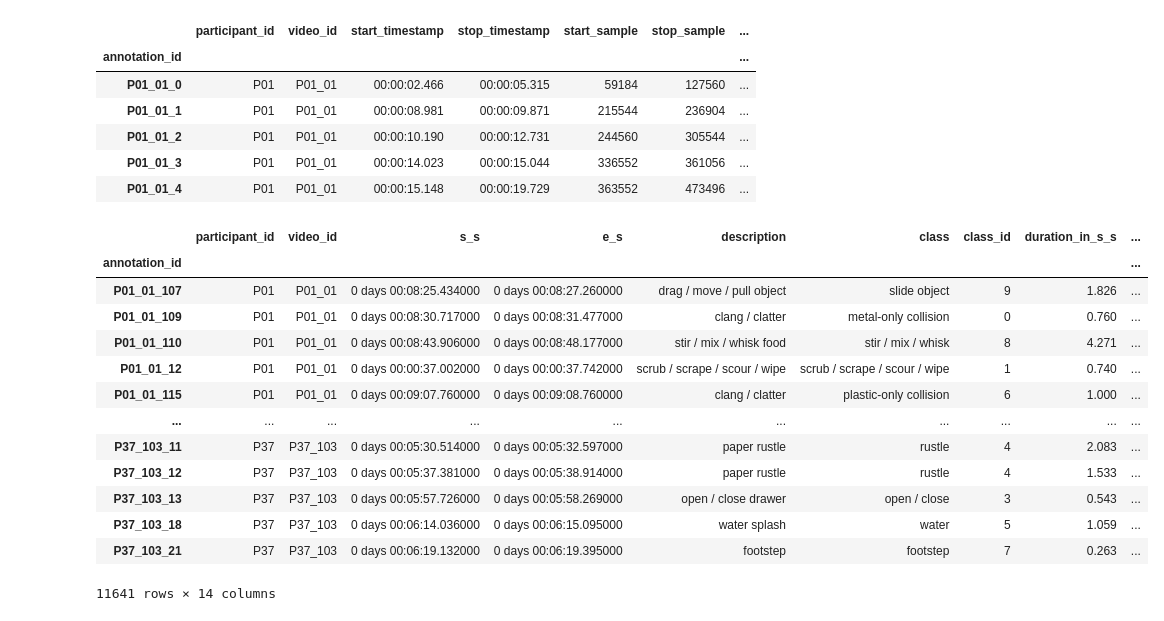
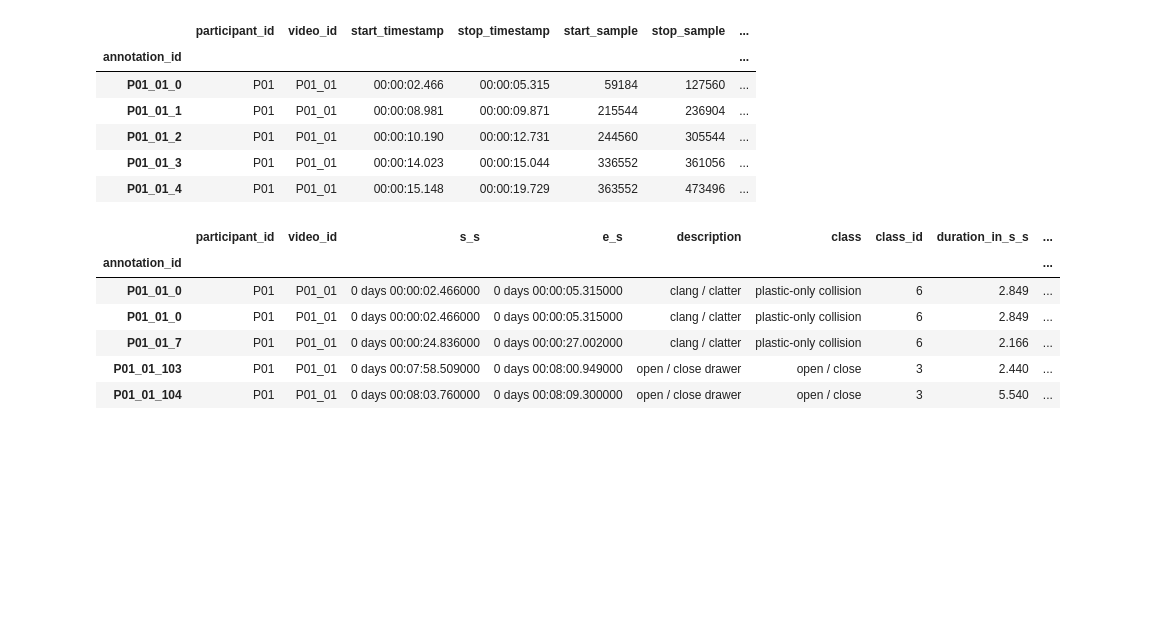
Before and after one commit to ClementSicard/auditory-slow-fast, a Jupyter notebook: notebooks/data-curation-2.ipynb, the cells around one changed output. Saved outputs shown, nothing was run; the diff lists cells and outputs as text; code cells hidden in the pictures; blank space fills up the shorter version.

```diff
--- a/notebooks/data-curation-2.ipynb
+++ b/notebooks/data-curation-2.ipynb
@@ -168,17 +188,21 @@ def count_overlaps(ek: pd.DataFrame, es: pd.DataFrame, output: str):
 
     return overlaps
 # %%
-os.makedirs("../res/dataset/overlaps", exist_ok=True)
-if not os.path.exists("../res/dataset/overlaps/ek_es_train.csv"):
-    train_overlaps = count_overlaps(ek_train_df, es_train_df, "ek_es_train.csv")
+overlaps_dir = "../res/dataset/overlaps"
+train_name = "ek_es_train.csv"
+val_name = "ek_es_val.csv"
+
+os.makedirs(overlaps_dir, exist_ok=True)
+if not os.path.exists(f"{overlaps_dir}/{train_name}"):
+    train_overlaps = count_overlaps(ek_train_df, es_train_df, train_name)
 else:
-    train_overlaps = pd.read_csv("../res/dataset/overlaps/ek_es_train.csv", index_col=0)
+    train_overlaps = pd.read_csv(f"{overlaps_dir}/{train_name}", index_col=0)
 
 
-if not os.path.exists("../res/dataset/overlaps/ek_es_val.csv"):
-    val_overlaps = count_overlaps(ek_val_df, es_val_df, "ek_es_val.csv")
+if not os.path.exists(f"{overlaps_dir}/{val_name}"):
+    val_overlaps = count_overlaps(ek_val_df, es_val_df, val_name)
 else:
-    val_overlaps = pd.read_csv("../res/dataset/overlaps/ek_es_val.csv", index_col=0)
+    val_overlaps = pd.read_csv(f"{overlaps_dir}/{val_name}", index_col=0)
 # %%
 plot_overlaps(train_overlaps, "train")
 plot_overlaps(val_overlaps, "validation")
@@ -258,11 +282,11 @@ def plot_frequent_verbs(
         marker_color="blue" if split == "train" else "green",
     )
     fig.update_layout(font_family="CMU Serif")
-    fig.write_image(f"../res/dataset/overlaps/ek_es_{split}_{top_n if not all_verbs else 'all'}_{n_overlaps}_overlaps_frequent_verbs.png", scale=2.0)
+    fig.write_image(f"../res/dataset/overlaps/ek_es_{split}_{top_n if not all_verbs else 'all'}_{n_overlaps}_overlaps_frequent_verbs.png", scale=3.0)
     fig.write_image(f"../res/dataset/overlaps/pdf/ek_es_{split}_{top_n if not all_verbs else 'all'}_{n_overlaps}_overlaps_frequent_verbs.pdf")
 
-
-for n, n_overlaps in product([10, 30, 40], [0, 1, 2, 3]):
+combinations = list(product([10, 30, 40], [0, 1, 2, 3]))
+for n, n_overlaps in tqdm(combinations):
     plot_frequent_verbs(train_overlaps, verbs_df, split="train", top_n=n, n_overlaps=n_overlaps, width=1200)
     plot_frequent_verbs(val_overlaps, verbs_df, split="validation", top_n=n, n_overlaps=n_overlaps, width=1200)
 
@@ -286,10 +310,11 @@ def _return_annotations(row_k: pd.Series, df_es: pd.DataFrame, strict: bool = Fa
     s_k, e_k = row_k["start_timestamp"], row_k["stop_timestamp"]
     duration_k = row_k["duration_in_s"]
     action_class_id = row_k["verb_class"]
+    query = "video_id == @video_id and "
     if strict:
-        query = "video_id == @video_id and start_timestamp >= @s_k and stop_timestamp <= @e_k"
+        query += "@s_k <= start_timestamp and stop_timestamp <= @e_k"
     else:
-        query = "video_id == @video_id and start_timestamp >= @s_k and start_timestamp <= @e_k"
+        query += "start_timestamp <= @e_k and @s_k <= stop_timestamp"
 
     result_df = df_es.query(query).copy()
     result_df["verb_class_ek"] = action_class_id
@@ -335,7 +360,7 @@ def return_overlaps(
     for _, row_k in tqdm(
         w_df.iterrows(),
         total=len(w_df),
-        desc="EPIC-KITCHENS",
+        desc=f"EPIC-KITCHENS for {'strict' if strict else 'loose'} overlaps",
         unit="row",
     ):
         dfs.append(
@@ -357,25 +382,25 @@ def return_overlaps(
     return df
 # %%
 
-detailed_overlaps = return_overlaps(
+loose_detailed_overlaps = return_overlaps(
+    overlaps_df=train_overlaps,
+    es=es_train_df,
+    n_overlaps=1,
+    strict=False,
+)
+strict_detailed_overlaps = return_overlaps(
     overlaps_df=train_overlaps,
     es=es_train_df,
     n_overlaps=1,
     strict=True,
 )
-detailed_overlaps
+
+loose_detailed_overlaps.head()
 # %% [output]
 |  | participant_id | video_id | s_s | e_s | description | class | class_id | duration_in_s_s | ... |
 | annotation_id |  |  |  |  |  |  |  |  | ... |
-| P01_01_107 | P01 | P01_01 | 0 days 00:08:25.434000 | 0 days 00:08:27.260000 | drag / move / pull object | slide object | 9 | 1.826 | ... |
-| P01_01_109 | P01 | P01_01 | 0 days 00:08:30.717000 | 0 days 00:08:31.477000 | clang / clatter | metal-only collision | 0 | 0.760 | ... |
-| P01_01_110 | P01 | P01_01 | 0 days 00:08:43.906000 | 0 days 00:08:48.177000 | stir / mix / whisk food | stir / mix / whisk | 8 | 4.271 | ... |
-| P01_01_12 | P01 | P01_01 | 0 days 00:00:37.002000 | 0 days 00:00:37.742000 | scrub / scrape / scour / wipe | scrub / scrape / scour / wipe | 1 | 0.740 | ... |
-| P01_01_115 | P01 | P01_01 | 0 days 00:09:07.760000 | 0 days 00:09:08.760000 | clang / clatter | plastic-only collision | 6 | 1.000 | ... |
-| ... | ... | ... | ... | ... | ... | ... | ... | ... | ... |
-| P37_103_11 | P37 | P37_103 | 0 days 00:05:30.514000 | 0 days 00:05:32.597000 | paper rustle | rustle | 4 | 2.083 | ... |
-| P37_103_12 | P37 | P37_103 | 0 days 00:05:37.381000 | 0 days 00:05:38.914000 | paper rustle | rustle | 4 | 1.533 | ... |
-| P37_103_13 | P37 | P37_103 | 0 days 00:05:57.726000 | 0 days 00:05:58.269000 | open / close drawer | open / close | 3 | 0.543 | ... |
-| P37_103_18 | P37 | P37_103 | 0 days 00:06:14.036000 | 0 days 00:06:15.095000 | water splash | water | 5 | 1.059 | ... |
-| P37_103_21 | P37 | P37_103 | 0 days 00:06:19.132000 | 0 days 00:06:19.395000 | footstep | footstep | 7 | 0.263 | ... |
+| P01_01_0 | P01 | P01_01 | 0 days 00:00:02.466000 | 0 days 00:00:05.315000 | clang / clatter | plastic-only collision | 6 | 2.849 | ... |
+| P01_01_0 | P01 | P01_01 | 0 days 00:00:02.466000 | 0 days 00:00:05.315000 | clang / clatter | plastic-only collision | 6 | 2.849 | ... |
+| P01_01_7 | P01 | P01_01 | 0 days 00:00:24.836000 | 0 days 00:00:27.002000 | clang / clatter | plastic-only collision | 6 | 2.166 | ... |
+| P01_01_103 | P01 | P01_01 | 0 days 00:07:58.509000 | 0 days 00:08:00.949000 | open / close drawer | open / close | 3 | 2.440 | ... |
+| P01_01_104 | P01 | P01_01 | 0 days 00:08:03.760000 | 0 days 00:08:09.300000 | open / close drawer | open / close | 3 | 5.540 | ... |
-11641 rows × 14 columns
```
Also changed, not shown: parts of 11 cells of this notebook.
